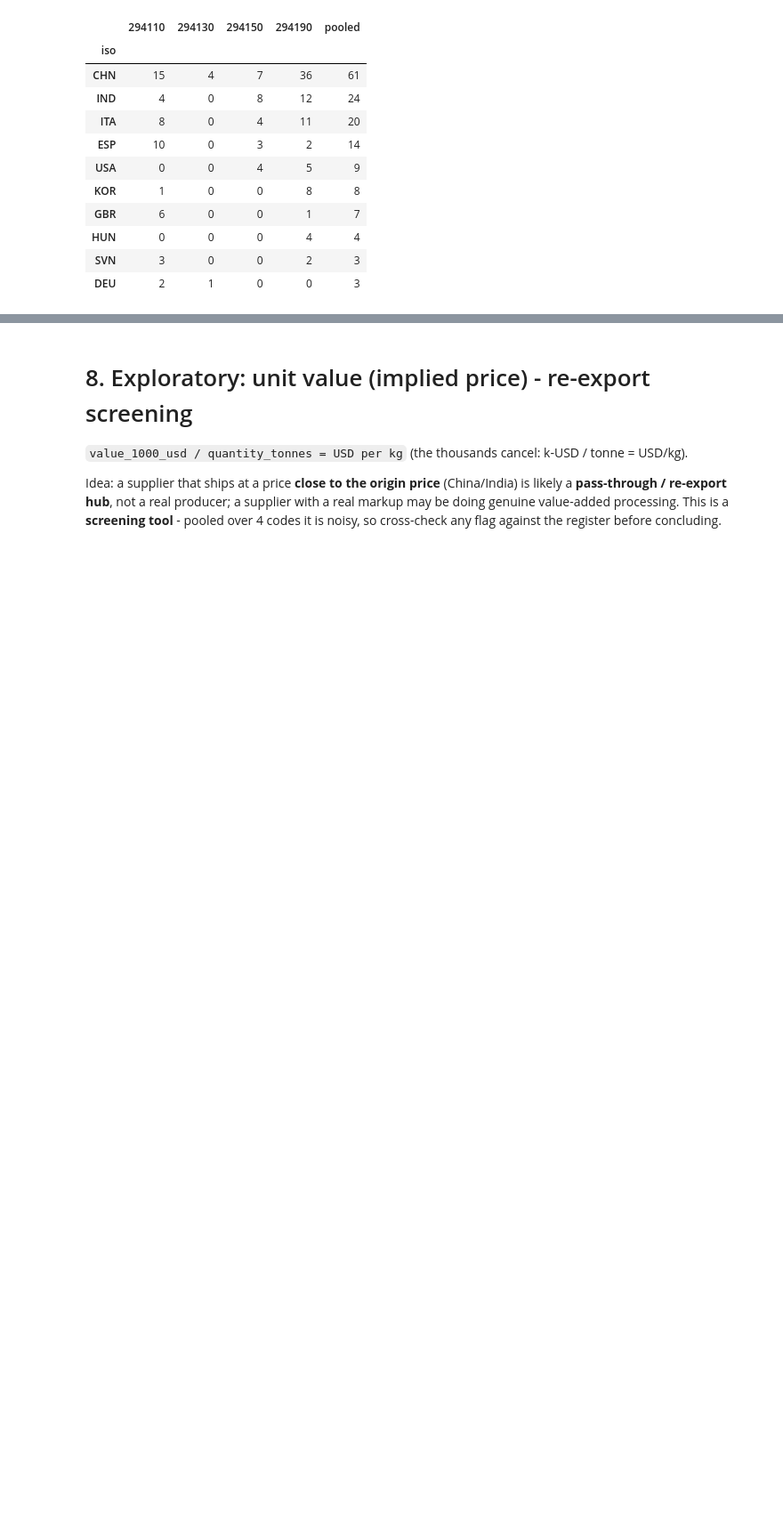
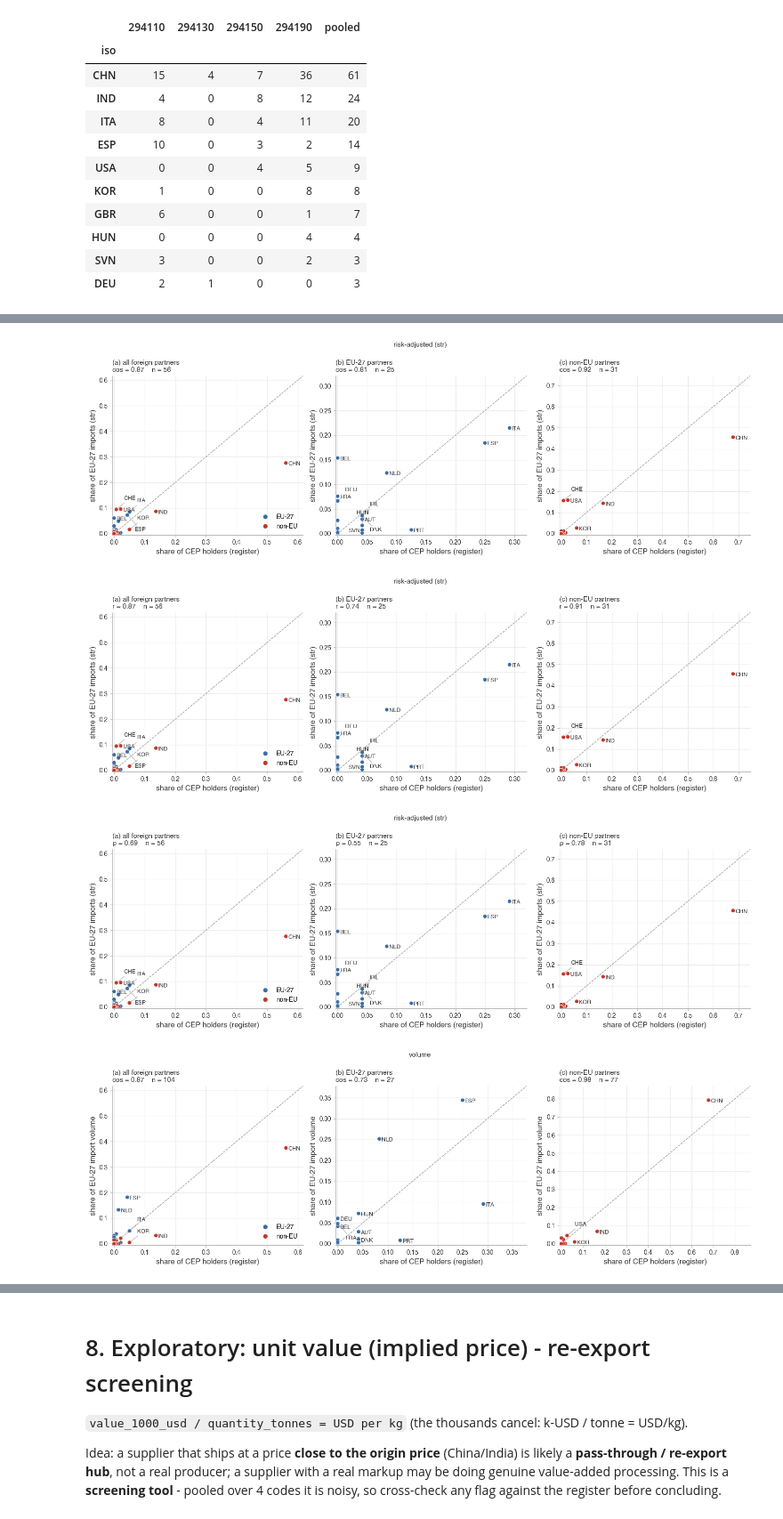
Before and after one commit to elmadervic/MedicationSupply, a Jupyter notebook: scripts/trade/baci_systemic_risk.ipynb, the cells around one changed output, grey strips where cells are left out. Shown at 89% size. Cells and saved outputs as stored; diff of their text form; code cells hidden in the pictures; blank space fills up the shorter version.

```diff
--- a/scripts/trade/baci_systemic_risk.ipynb
+++ b/scripts/trade/baci_systemic_risk.ipynb
@@ -1046,10 +1125,12 @@ cep_sites = {hs: g.drop_duplicates(['holder', 'iso3']).iso3.value_counts() for h
 cep_sites['pooled'] = cep.drop_duplicates(['holder', 'iso3']).iso3.value_counts()
 print(f"{len(cep)} valid CEPs, {int(cep_sites['pooled'].sum())} unique holders in {len(cep_sites['pooled'])} countries")
 
-# EU-27 imports: t_eu (raw BACI), built in Setup
+# EU-27 imports: t_eu (raw BACI) and st_eu (str scaled by each importer's import value), both built in Setup
 
 def trade_vec_eu(hs, weight):
     classes = HS4 if hs == 'pooled' else [hs]
+    if weight == 'str':
+        return st_eu[st_eu.hs_code.isin(classes)].groupby('exporter').str_flow.sum()
     return t_eu[t_eu.hs.isin(classes)].groupby('exporter_iso3').quantity_tonnes.sum()
 
 pd.DataFrame(cep_sites).fillna(0).astype(int).sort_values('pooled', ascending=False).head(10)
@@ -1082,10 +1187,15 @@ cep_rt.pivot_table(index=['weight', 'group'], columns='cls', values=['cosine', '
 # %%
 # --- figures: same layout and style as the German section ---
-CEP_Y_LAB = {'volume': 'share of EU-27 import volume'}
+CEP_Y_LAB = {'str': 'share of EU-27 imports (str)', 'volume': 'share of EU-27 import volume'}
 for w in WEIGHTS:
     for m in MEASURES:
         scatter_fig(w, m, sh=cep_shares, res=cep_rt, ylab=CEP_Y_LAB,
                     xlab='share of CEP holders (register)', prefix='cep_vs_trade')
 for w in WEIGHTS:
     for m in MEASURES:
         bars_fig(w, m, res=cep_rt, prefix='cep_vs_trade')
+# %% [output]
+[figure, added]
+[figure, added]
+[figure, added]
+[figure, added]
```
Also changed, not shown: parts of 23 cells of this notebook, 8 other files.
